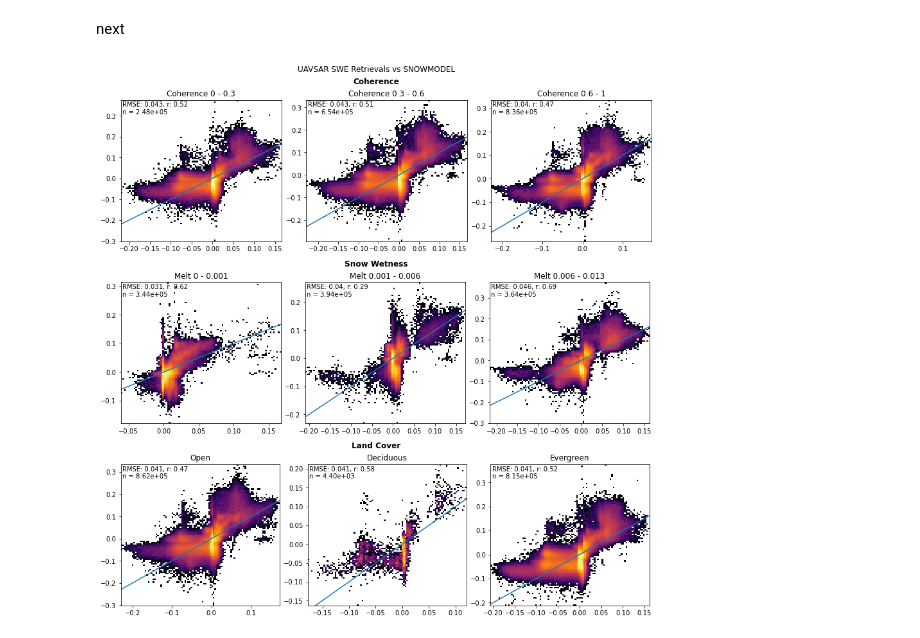
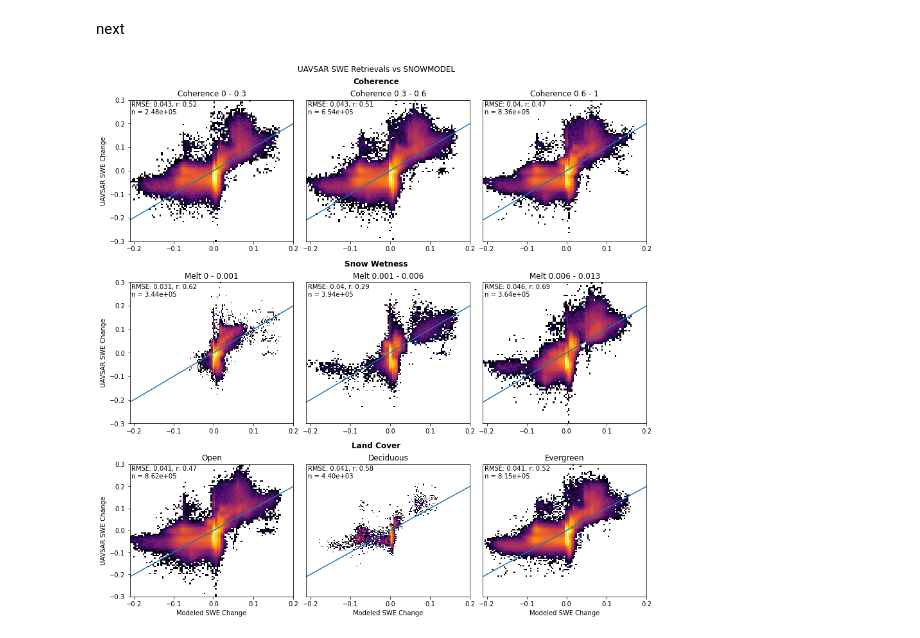
Before and after one commit to ZachHoppinen/uavsar-validation, a Jupyter notebook: src/play/modeling.ipynb, the cells around one changed output. Saved outputs shown, nothing was run; the diff lists cells and outputs as text; code cells hidden in the pictures.

```diff
--- a/src/play/modeling.ipynb
+++ b/src/play/modeling.ipynb
@@ -133,6 +133,13 @@ for row, subfig in enumerate(subfigs):
             axes[i].text(.01, .99, f'RMSE: {rmse:.2}, r: {r:.2}\nn = {len(xs):.2e}', ha='left', va='top', transform=axes[i].transAxes)
             axes[i].set_title(f'Coherence {coh_low} - {coh_high}')
 
+            if i == 0:
+                axes[i].set_ylabel('UAVSAR SWE Change')
+            else:
+                axes[i].set_yticks([])
+
+            # axes[i].set_xticks([])
+
     if row == 1:
         subfig.suptitle(f'Snow Wetness', fontweight = 'bold')
         for i, (low, high) in enumerate([[0, 0.001], [0.001, 0.006],[0.006, 0.013]]):
@@ -158,34 +165,52 @@ for row, subfig in enumerate(subfigs):
             axes[i].text(.01, .99, f'RMSE: {rmse:.2}, r: {r:.2}\nn = {len(xs):.2e}', ha='left', va='top', transform=axes[i].transAxes)
             axes[i].set_title(f'Melt {low} - {high}')
 
+            if i == 0:
+                axes[i].set_ylabel('UAVSAR SWE Change')
+            else:
+                axes[i].set_yticks([])
+            # axes[i].set_xticks([])
+
     if row == 2:
         subfig.suptitle(f'Land Cover', fontweight = 'bold')
         for i, (lc_list) in enumerate([open, decidous, evergreen]):
             xs = []
             ys = []
             var = f'uavsar_dSD_unw'
 
             for fp in ncs_dir.glob('*.sd.model.nc'):
                 ds = xr.open_dataset(fp)
                 # ds = ds.where(~ds['lc'].isin(water.extend(developed)))
                 ds = ds.where(ds['lc'].isin(lc_list))
 
                 if var in ds.data_vars:
                     xs.append(ds['swe'].values.ravel())
                     ys.append(ds[var].sel(band = 'VV').values.ravel() * (ds.attrs['mean_density']/ 997))
             xs, ys = clean_xs_ys(xs, ys)
 
             rmse, r, n = get_stats(xs, ys)
 
             axes[i].hist2d(xs, ys, bins = 100, norm = mpl.colors.LogNorm(), cmap=mpl.cm.inferno)
 
             axes[i].text(.01, .99, f'RMSE: {rmse:.2}, r: {r:.2}\nn = {len(xs):.2e}', ha='left', va='top', transform=axes[i].transAxes)
             if i == 0:
                 axes[i].set_title(f'Open')
+                axes[i].set_ylabel('UAVSAR SWE Change')
             elif i == 1:
                 axes[i].set_title('Deciduous')
+                axes[i].set_yticks([])
+
             elif i == 2:
                 axes[i].set_title('Evergreen')
-plt.savefig('/bsuhome/zacharykeskinen/uavsar-validation/figures/model/modeling_binned.png')
+                axes[i].set_yticks([])
+            axes[i].set_xlabel('Modeled SWE Change')
+
+
+
+for ax in fig.get_axes():
+    ax.set_xlim(-0.21, 0.2)
+    ax.set_ylim(-0.3, 0.3)
+
+plt.savefig('/bsuhome/zacharykeskinen/uavsar-validation/figures/model/modeling_binned_v2.png')
 # %% [output]
-[figure, old version]
+[figure, new version]
```
Also changed, not shown: 14 other files.
